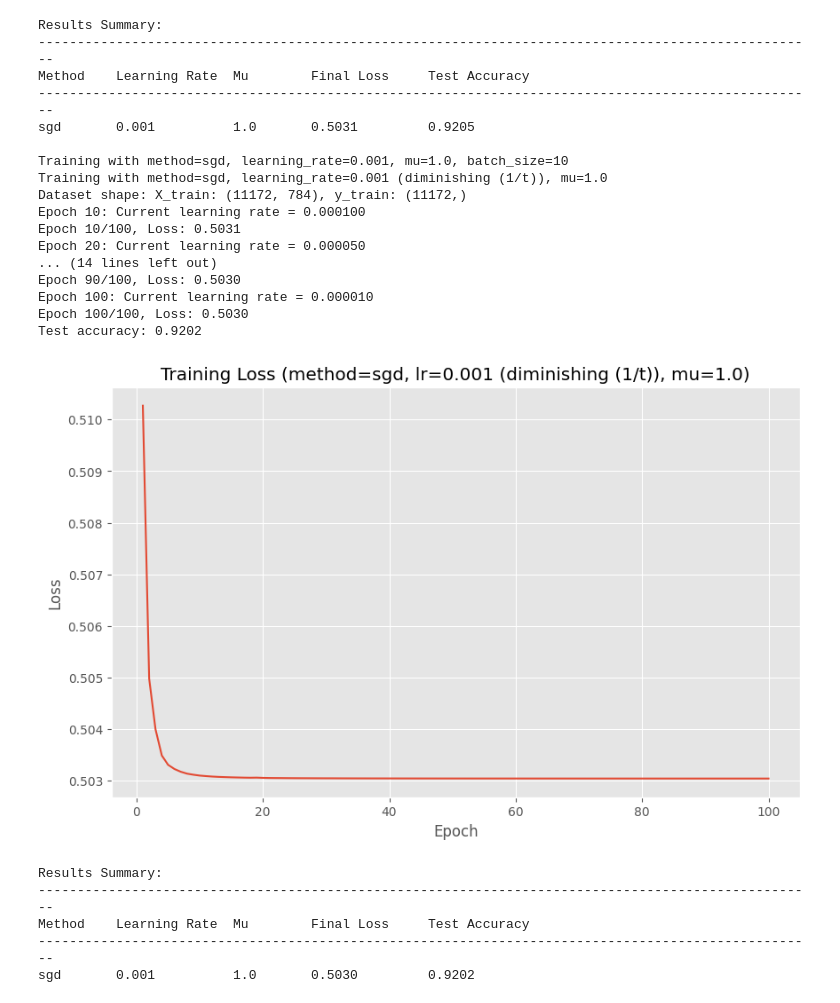
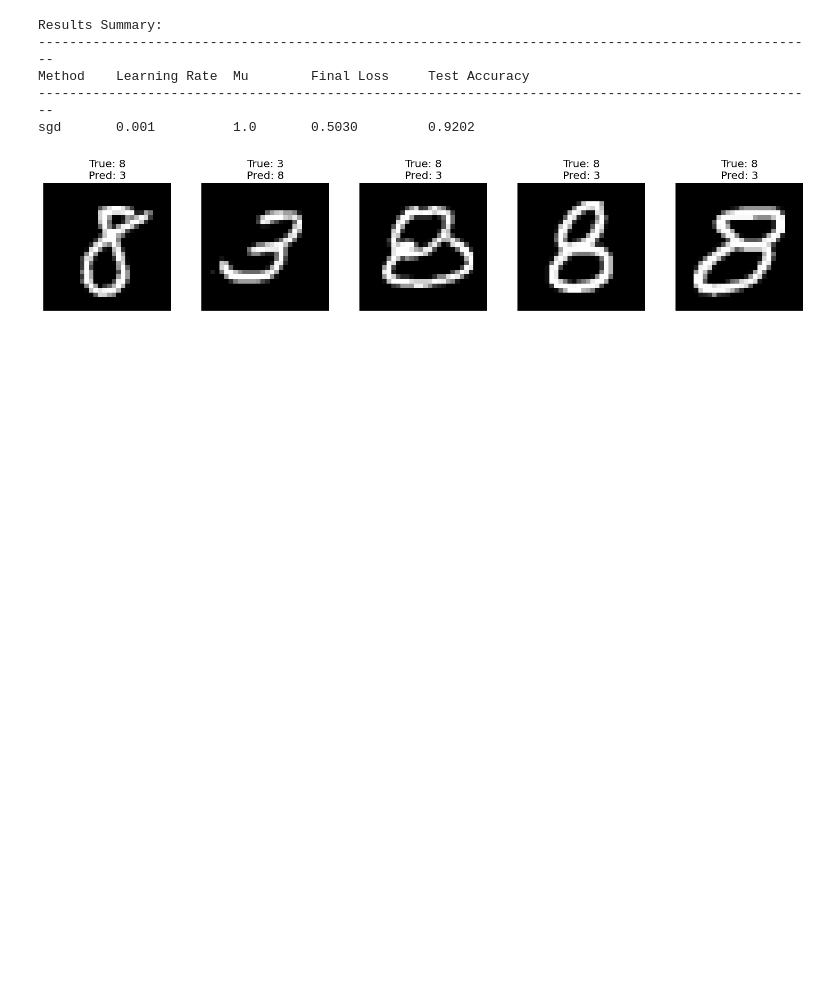
Before and after one commit to carsten-j/MLB, a Jupyter notebook: HA3/logistic_regression.ipynb, the cells around one changed output. Cells and saved outputs as stored; diff of their text form; code cells hidden in the pictures; blank space fills up the shorter version.

```diff
--- a/HA3/logistic_regression.ipynb
+++ b/HA3/logistic_regression.ipynb
@@ -53,7 +53,7 @@ def initialize_parameters(m=784):
 # %%
 def sigmoid(z):
     """
-    Sigmoid activation function with clipping to prevent overflow.
+    Numerically stable sigmoid activation function.
 
     Args:
         z: Input values
@@ -61,7 +61,21 @@ def sigmoid(z):
     Returns:
         Sigmoid values
     """
-    return 1.0 / (1.0 + np.exp(-np.clip(z, -500, 500)))
+    # Clip to avoid overflow
+    z = np.clip(z, -500, 500)
+
+    # Separate computation for positive and negative values for numerical stability
+    mask = z >= 0
+    result = np.zeros_like(z, dtype=float)
+
+    # For z >= 0: 1 / (1 + exp(-z))
+    result[mask] = 1.0 / (1.0 + np.exp(-z[mask]))
+
+    # For z < 0: exp(z) / (1 + exp(z)) to avoid large exp(-z)
+    exp_z = np.exp(z[~mask])
+    result[~mask] = exp_z / (1.0 + exp_z)
+
+    return result
 # %%
 def predict(X, w, b):
     """
@@ -331,7 +386,7 @@ def compare_methods_and_hyperparameters(
                 # epochs = 50 if method == "vanilla" else 20
                 epochs = epochs
 
-                _, _, loss_history, test_accuracy = logistic_regression_mnist_3_8(
+                w, b, loss_history, test_accuracy = logistic_regression_mnist_3_8(
                     lr,
                     mu,
                     num_epochs=epochs,
@@ -364,7 +419,7 @@ def compare_methods_and_hyperparameters(
             f"{result['final_loss']:<15.4f}{result['test_accuracy']:<15.4f}"
         )
 
-    return results
+    return results, w, b
 # %%
 # Example usage
 if __name__ == "__main__":
@@ -388,20 +443,24 @@ if __name__ == "__main__":
     #     methods=["sgd"], batch_sizes=[1, 10, 100], epochs=100, verbose=True
     # )
 
-    results = compare_methods_and_hyperparameters(
-        methods=["sgd"],
-        batch_sizes=[10],
-        epochs=100,
-        diminishing_lr=False,
-        verbose=True,
-    )
+    # results, w, b = compare_methods_and_hyperparameters(
+    #     methods=["sgd"],
+    #     batch_sizes=[10],
+    #     epochs=100,
+    #     diminishing_lr=False,
+    #     verbose=True,
+    # )
 
-    results = compare_methods_and_hyperparameters(
+    results, w, b = compare_methods_and_hyperparameters(
         methods=["sgd"],
         batch_sizes=[10],
         epochs=100,
         diminishing_lr=True,
         verbose=True,
     )
+
+    # Visualize misclassifications
+    X_train, X_test, y_train, y_test = load_mnist_3_8()
+    visualize_misclassifications(X_test, y_test, w, b, num_examples=5)
 # %% [output]
 Training with method=sgd, learning_rate=0.001, mu=1.0, batch_size=10
@@ -422,23 +484,6 @@ Test accuracy: 0.9205
 Results Summary:
 ----------------------------------------------------------------------------------------------------
 Method    Learning Rate  Mu        Final Loss     Test Accuracy
 ----------------------------------------------------------------------------------------------------
-sgd       0.001          1.0       0.5031         0.9205
-
-Training with method=sgd, learning_rate=0.001, mu=1.0, batch_size=10
-Training with method=sgd, learning_rate=0.001 (diminishing (1/t)), mu=1.0
-Dataset shape: X_train: (11172, 784), y_train: (11172,)
-Epoch 10: Current learning rate = 0.000100
-Epoch 10/100, Loss: 0.5031
-Epoch 20: Current learning rate = 0.000050
-... (14 lines left out)
-Epoch 90/100, Loss: 0.5030
-Epoch 100: Current learning rate = 0.000010
-Epoch 100/100, Loss: 0.5030
-Test accuracy: 0.9202
+sgd       0.001          1.0       0.5030         0.9202
-[figure, old version]
+[figure, new version]
-Results Summary:
-----------------------------------------------------------------------------------------------------
-Method    Learning Rate  Mu        Final Loss     Test Accuracy
-----------------------------------------------------------------------------------------------------
-sgd       0.001          1.0       0.5030         0.9202
```
Also changed, not shown: parts of 2 cells of this notebook.
